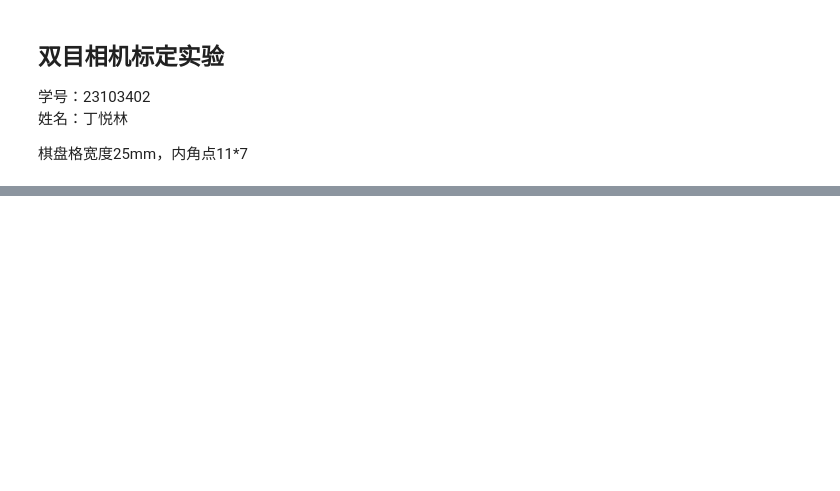
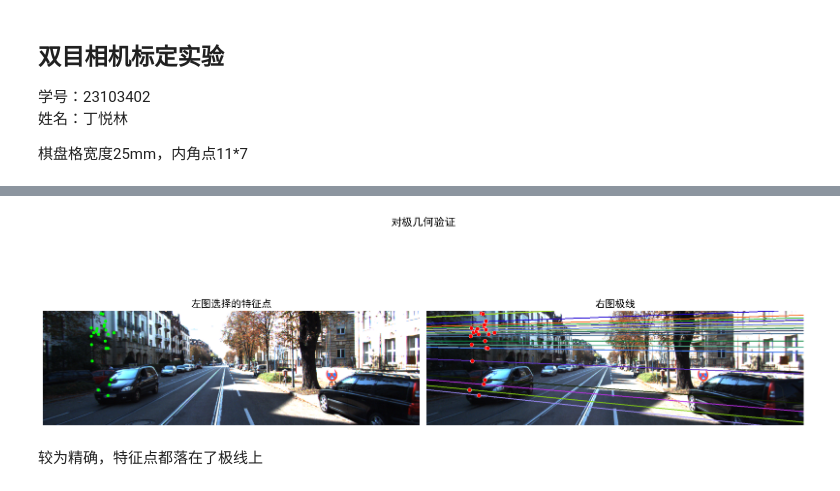
Before and after one commit to User-o2/Camera-Calibration-and-Visual-Odometry, a Jupyter notebook: Camera_Calibrate/code/stereo_camera_calibrate.ipynb, the cells around one changed output, grey strips where cells are left out. Drawn from its saved outputs; the diff is of its cells as text; code cells hidden in the pictures; blank space fills up the shorter version.

```diff
--- a/Camera_Calibrate/code/stereo_camera_calibrate.ipynb
+++ b/Camera_Calibrate/code/stereo_camera_calibrate.ipynb
@@ -211,0 +354,11 @@ stero_cammera_calibrator.stereo_calibrate_camera(flags=flags3)
+# %%
+if F_street is not None:
+    # 取前25个用于可视化
+    # mask.ravel() == 1 用于筛选内点
+    selector = mask.ravel() == 1
+    selected_left_pts = left_pts[selector][:25]
+    selected_right_pts = right_pts[selector][:25]  # 获取对应的右图点
+
+    # 计算极线
+    lines_right = cv2.computeCorrespondEpilines(selected_left_pts.reshape(-1, 1, 2), 1, F_street)
+    lines_right = lines_right.reshape(-1, 3) # (a,b,c)
@@ -211,0 +378,38 @@ stero_cammera_calibrator.stereo_calibrate_camera(flags=flags3)
+# %%
+fig, axes = plt.subplots(1, 2, figsize=(16, 6))
+
+# 左图画特征点
+left_with_points = left_street_img.copy()
+for pt in selected_left_pts:
+    cv2.circle(left_with_points, tuple(pt[0].astype(int)), 5, (0, 255, 0), -1)
+axes[0].imshow(cv2.cvtColor(left_with_points, cv2.COLOR_BGR2RGB))
+axes[0].set_title('左图选择的特征点', fontsize=15)
+axes[0].axis('off')
+
+# 处理右图
+right_with_lines = right_street_img.copy()
+h_img, w_img = right_with_lines.shape[:2]
+
+# 右图画极线
+for line in lines_right:
+    color = tuple(np.random.randint(0, 255, 3).tolist())
+    x0, y0 = 0, int(-line[2]/line[1]) if line[1] != 0 else 0
+    x1, y1 = w_img-1, int(-(line[2] + line[0]*(w_img-1))/line[1]) if line[1] != 0 else h_img-1
+    cv2.line(right_with_lines, (x0, y0), (x1, y1), color, 2)
+
+# 在右图中画出对应的特征点
+for pt in selected_right_pts:
+    cv2.circle(right_with_lines, tuple(pt[0].astype(int)), 6, (0, 0, 255), -1)
+    cv2.circle(right_with_lines, tuple(pt[0].astype(int)), 7, (255, 255, 255), 1)
+
+axes[1].imshow(cv2.cvtColor(right_with_lines, cv2.COLOR_BGR2RGB))
+axes[1].set_title('右图极线', fontsize=15)
+axes[1].axis('off')
+
+plt.tight_layout()
+plt.suptitle('对极几何验证', fontsize=16, y=1.02)
+plt.show()
+# %% [output]
+[figure, added]
+# %% [markdown]
+较为精确，特征点都落在了极线上
```
Also changed, not shown: parts of 18 cells of this notebook, 1 other file.
